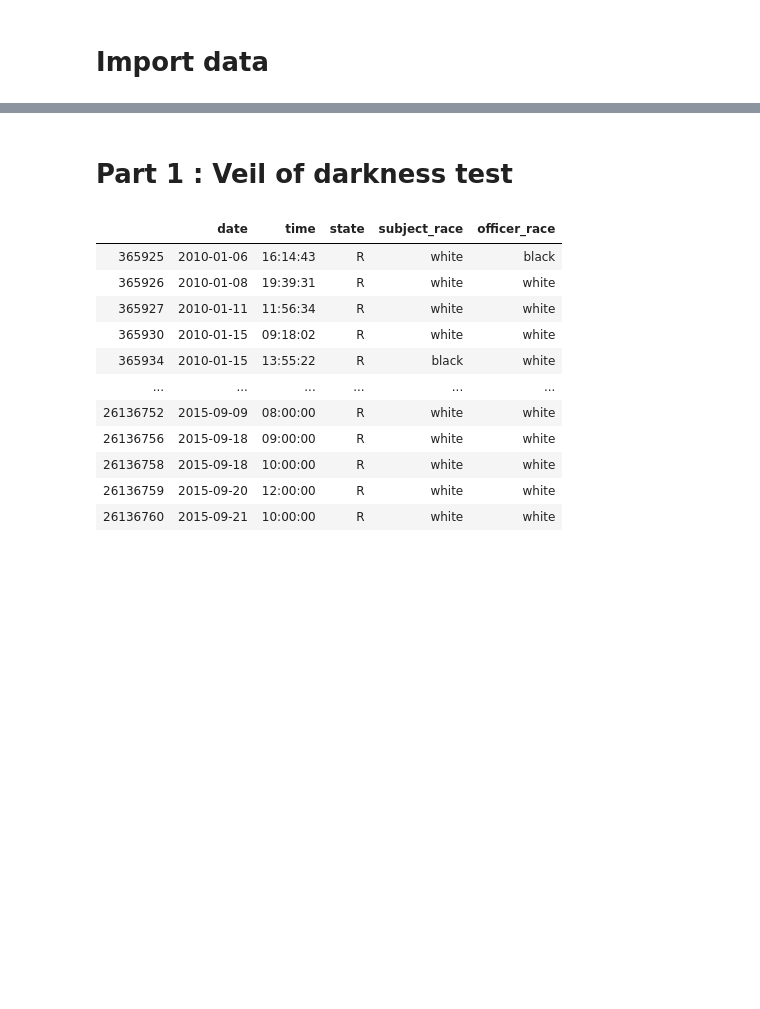
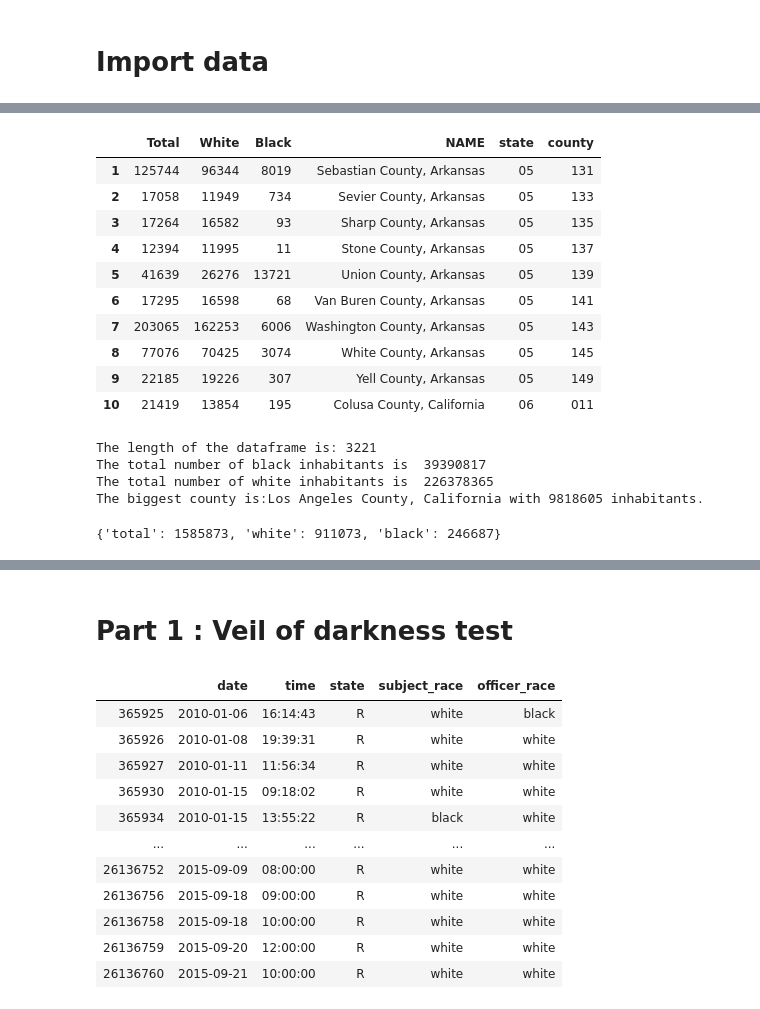
Before and after one commit to epfl-ada/ada-2020-project-milestone-p3-p3_adahn, a Jupyter notebook: extension.ipynb, the cells around one changed output, grey strips where cells are left out. Drawn from its saved outputs; the diff is of its cells as text; code cells hidden in the pictures; blank space fills up the shorter version.

```diff
--- a/extension.ipynb
+++ b/extension.ipynb
@@ -66,0 +71,78 @@ data.head(10)
+# %%
+# Read the Census datas
+# Read from the API
+df = pd.read_json("https://api.census.gov/data/2010/dec/sf1?get=P001001,P003002,P003003,NAME&for=county:*")
+
+# Set the column names
+new_header = df.iloc[0]
+df = df[1:]
+new_header[0] = 'Total'
+new_header[1] = 'White'
+new_header[2] = 'Black'
+df.columns = new_header #set the header row as the df header
+
+# Display the first rows
+df.head(10)
+# %% [output]
+|  | Total | White | Black | NAME | state | county |
+| 1 | 125744 | 96344 | 8019 | Sebastian County, Arkansas | 05 | 131 |
+| 2 | 17058 | 11949 | 734 | Sevier County, Arkansas | 05 | 133 |
+| 3 | 17264 | 16582 | 93 | Sharp County, Arkansas | 05 | 135 |
+| 4 | 12394 | 11995 | 11 | Stone County, Arkansas | 05 | 137 |
+| 5 | 41639 | 26276 | 13721 | Union County, Arkansas | 05 | 139 |
+| 6 | 17295 | 16598 | 68 | Van Buren County, Arkansas | 05 | 141 |
+| 7 | 203065 | 162253 | 6006 | Washington County, Arkansas | 05 | 143 |
+| 8 | 77076 | 70425 | 3074 | White County, Arkansas | 05 | 145 |
+| 9 | 22185 | 19226 | 307 | Yell County, Arkansas | 05 | 149 |
+| 10 | 21419 | 13854 | 195 | Colusa County, California | 06 | 011 |
+# %%
+# Print some stats about the dataset
+
+# The dataframe contains Counties and "independent cities" that are not part of any counties. (i.e. Carson City, from Nevada)
+print("The length of the dataframe is:", len(df))
+print("The total number of black inhabitants is ", pd.to_numeric(df['Black']).sum())
+print("The total number of white inhabitants is ", pd.to_numeric(df['White']).sum())
+print("The biggest county is:" + df.loc[(pd.to_numeric(df['Total'])).argmax()]['NAME'] + " with", df.loc[(pd.to_numeric(df['Total'])).argmax()]['Total'], "inhabitants.")
+# %% [output]
+The length of the dataframe is: 3221
+The total number of black inhabitants is  39390817
+The total number of white inhabitants is  226378365
+The biggest county is:Los Angeles County, California with 9818605 inhabitants.
+# %%
+# Create a function to query the Census dataset
+
+# Given a county name and a state name, returns the number of
+# total polulation, number of blacks and number of whites.
+def getStatsByCounty(countyName, stateName, df):
+    # Split the NAME column in "County/City Name" and "State"
+    new_df = df.copy()
+    new_df[['County_name', 'State_name']] = df['NAME'].str.split(',', 1, expand=True)
+    matches = new_df[new_df['County_name'].str.contains(countyName)].copy()
+    if(len(matches) == 0):
+        # Try to remove dots from the county name
+        # i.e. "St. Johns County" is "St Johns counts" in the police dataset
+        matches = new_df[new_df['County_name'].str.replace('.', '').str.contains("(?i)"+countyName)].copy()
+
+    matches = matches[matches['State_name'].str.contains("(?i)"+stateName)].copy()
+
+    matches['Total'] = pd.to_numeric(matches['Total'])
+    matches['White'] = pd.to_numeric(matches['White'])
+    matches['Black'] = pd.to_numeric(matches['Black'])
+
+    if(len(matches) == 0):
+        print("[getStatsByCounty] Error: County not found: ", countyName, " ", stateName)
+        return;
+    if(len(matches) == 1):
+        return {'total': matches['Total'].values[0],
+                'white': matches['White'].values[0],
+                'black': matches['Black'].values[0],
+               }
+    else:
+        print("[getStatyByCount] Error: Too many matches: ", countyName)
+        print(matches[['County_name', 'State_name']])
+        return;
+
+# Display the stats for new york. No states are specified since there is only one new york!
+getStatsByCounty('new york', '', df)
+# %% [output]
+{'total': 1585873, 'white': 911073, 'black': 246687}
```
Also changed, not shown: parts of 24 cells of this notebook.
